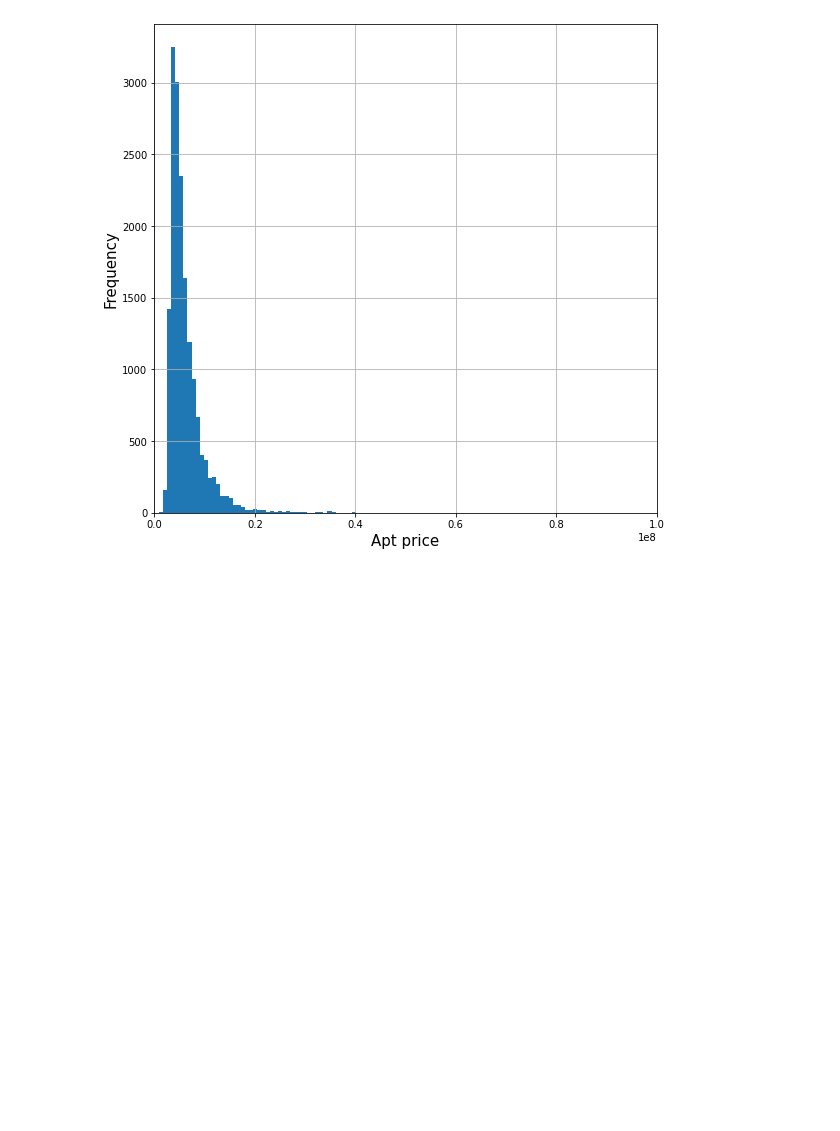
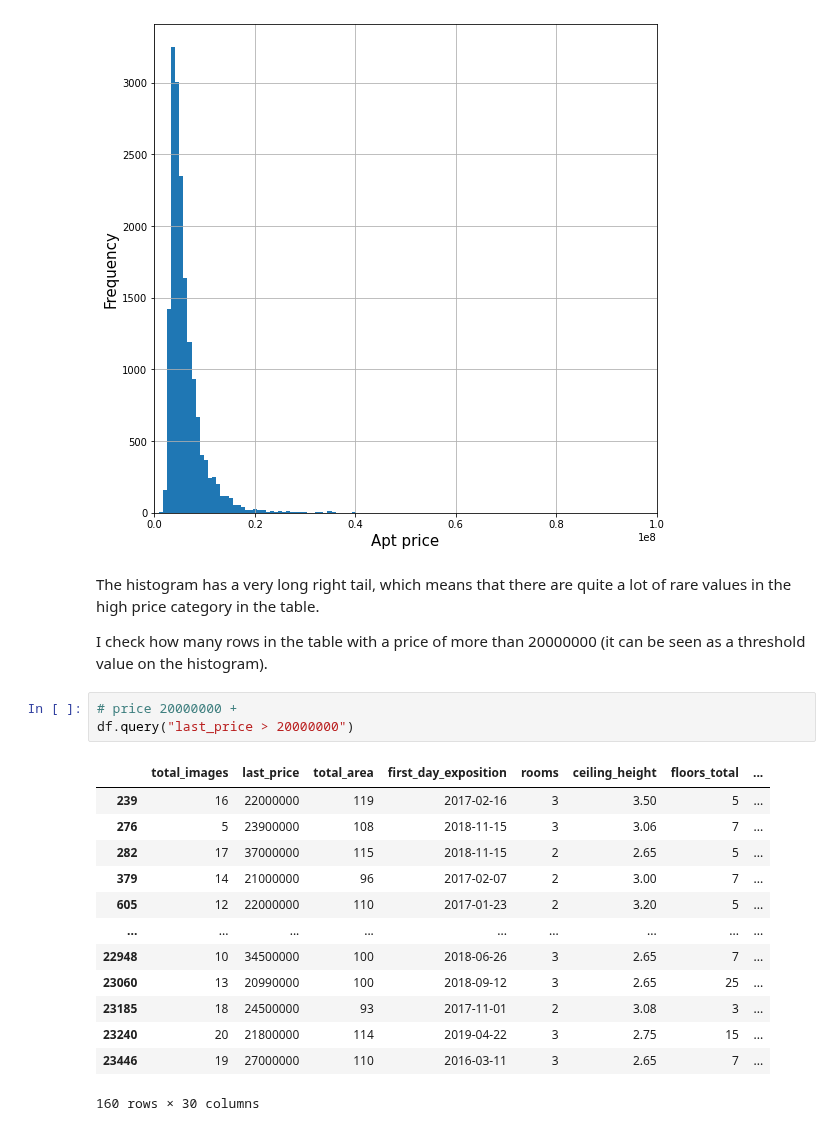
Before and after one commit to f4n9x/da_portfolio, a Jupyter notebook: 002_Real_Estate/real_estate.ipynb, the cells around one changed output. Cells and saved outputs as stored; diff of their text form; blank space fills up the shorter version.

```diff
--- a/002_Real_Estate/real_estate.ipynb
+++ b/002_Real_Estate/real_estate.ipynb
@@ -646,3 +646,24 @@ plt.xlim([0, 100000000])
 plt.show()
 # %% [output]
 [figure]
+# %% [markdown]
+The histogram has a very long right tail, which means that there are quite a lot of rare values in the high price category in the table.
+
+I check how many rows in the table with a price of more than 20000000 (it can be seen as a threshold value on the histogram).
+# %%
+# price 20000000 +
+df.query("last_price > 20000000")
+# %% [output]
+|  | total_images | last_price | total_area | first_day_exposition | rooms | ceiling_height | floors_total | ... |
+| 239 | 16 | 22000000 | 119 | 2017-02-16 | 3 | 3.50 | 5 | ... |
+| 276 | 5 | 23900000 | 108 | 2018-11-15 | 3 | 3.06 | 7 | ... |
+| 282 | 17 | 37000000 | 115 | 2018-11-15 | 2 | 2.65 | 5 | ... |
+| 379 | 14 | 21000000 | 96 | 2017-02-07 | 2 | 3.00 | 7 | ... |
+| 605 | 12 | 22000000 | 110 | 2017-01-23 | 2 | 3.20 | 5 | ... |
+| ... | ... | ... | ... | ... | ... | ... | ... | ... |
+| 22948 | 10 | 34500000 | 100 | 2018-06-26 | 3 | 2.65 | 7 | ... |
+| 23060 | 13 | 20990000 | 100 | 2018-09-12 | 3 | 2.65 | 25 | ... |
+| 23185 | 18 | 24500000 | 93 | 2017-11-01 | 2 | 3.08 | 3 | ... |
+| 23240 | 20 | 21800000 | 114 | 2019-04-22 | 3 | 2.75 | 15 | ... |
+| 23446 | 19 | 27000000 | 110 | 2016-03-11 | 3 | 2.65 | 7 | ... |
+160 rows × 30 columns
```
Also changed, not shown: parts of 2 cells of this notebook.
